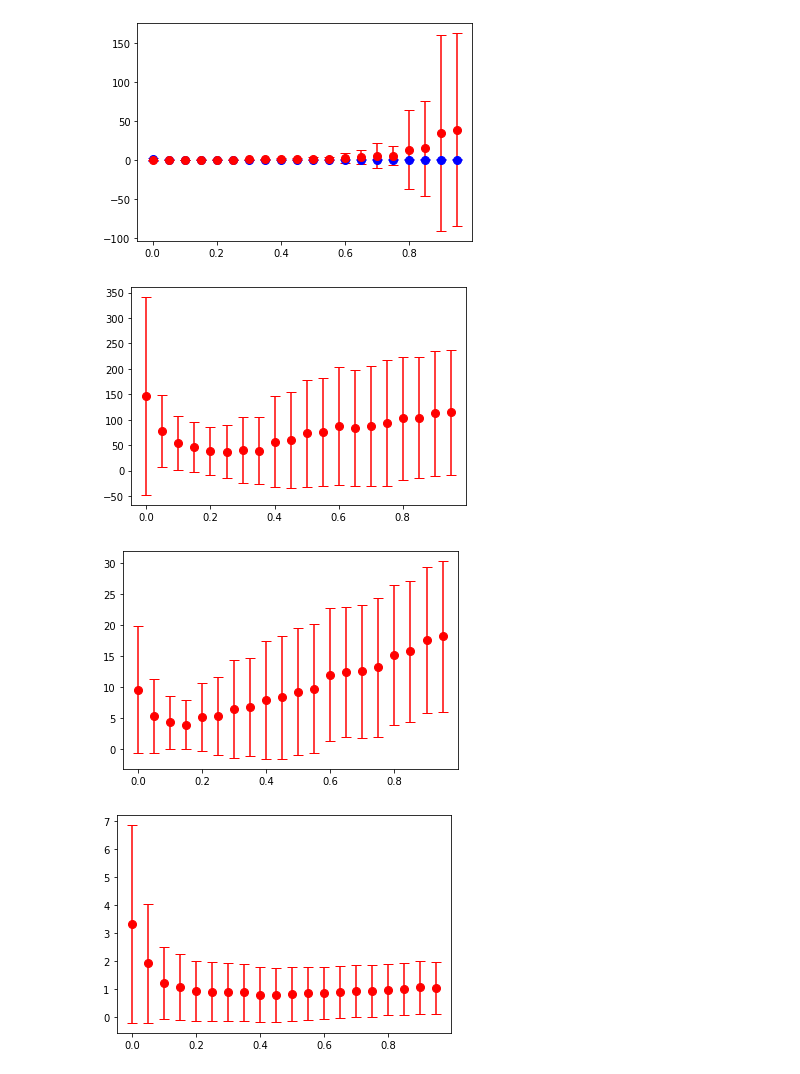
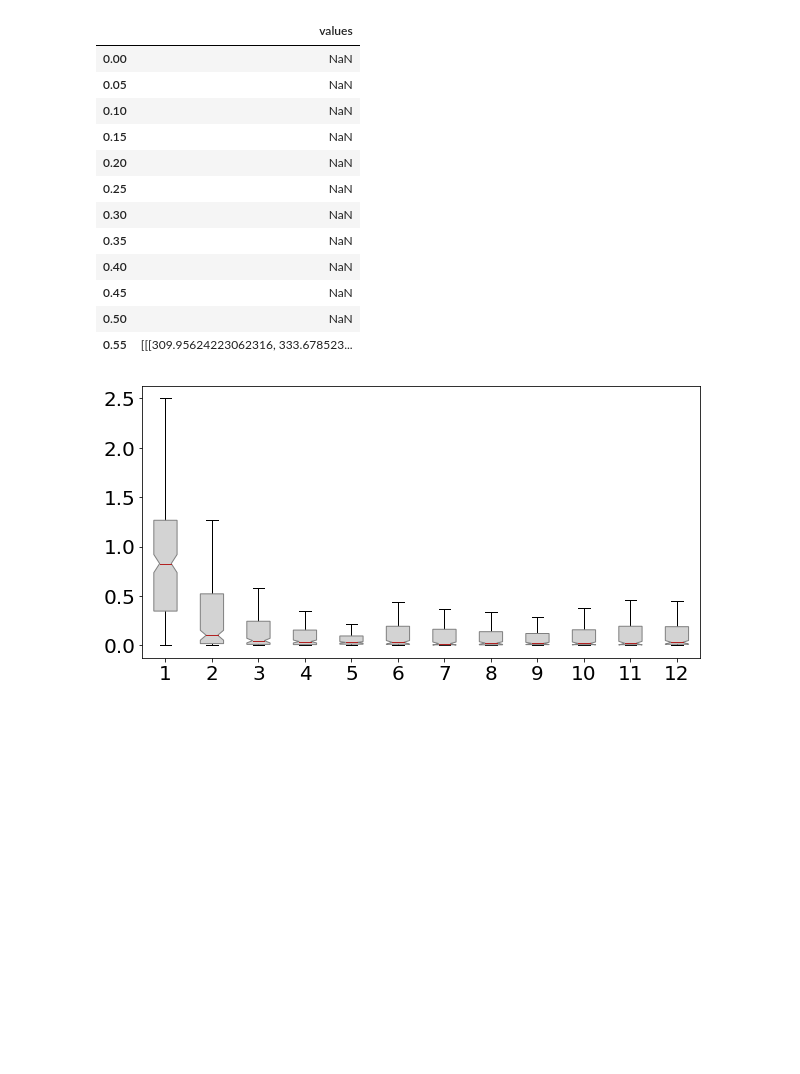
Before and after one commit to MaximilianHilbert/Bachelor-s-Thesis-CNNs, a Jupyter notebook: src/auswertung_hp.ipynb, the cells around one changed output. Cells and saved outputs as stored; diff of their text form; code cells hidden in the pictures; blank space fills up the shorter version.

Commit message:
3layer_current_eval_colorsAndForm_restr_pckg_rdy

```diff
--- a/src/auswertung_hp.ipynb
+++ b/src/auswertung_hp.ipynb
@@ -6,0 +34,14 @@ import numpy as np
+# %%
+full_lst=os.listdir("evaluation_errors3l")
+curr_value=float(10)
+name=""
+for filename in full_lst:
+    try:
+        with open("evaluation_errors3l/"+filename, "r") as f:
+            value=float(f.read())
+    except IsADirectoryError:
+        print("next")
+    if value<curr_value:
+        curr_value=value
+        name=filename
+print(curr_value, name)
@@ -61,27 +89,22 @@ absolute_df
-# %%
-prev_value = 1
-name = ""
-fig, ax = plt.subplots(1)
-for case, color in zip(["exp", "synth"], ["blue", "red"]):
-    for noise_level in noise_levels:
-        ax.errorbar(noise_level, np.mean(np.array(noise_df.loc[noise_level, case])), np.std(np.array(noise_df.loc[noise_level, case])), fmt='o', markersize=8, capsize=5, color=color)
-for param_idx, param in enumerate(["th", "rh", "sld"]):
-    fig, ax = plt.subplots(1)
-    for noise_level in noise_levels:
-        ax.errorbar(noise_level, np.mean(np.array(absolute_df.loc[noise_level, "values"][param_idx])), np.std(np.array(absolute_df.loc[noise_level, "values"][param_idx])), fmt='o', markersize=8, capsize=5, color=color)
-# noise_dict
-# for file in log_error_lst:
-#     noise = re.findall("0\.\d", file)[-1]
-#     print(noise)
-#     data = pd.read_csv(f"evaluation_log_noise/{file}")
-#     print(data)
-#     data_mean = data.values.mean()
-#     data_std = data.values.std()
-#     print(data_std)
-#     ax.errorbar(float(noise), data_mean, data_std,
-#                 fmt='o', markersize=8, capsize=5)
-# %% [output]
-[figure, removed]
-[figure, removed]
-[figure, removed]
-[figure, removed]
+# %%
+noise_df, absolute_df=iterate_files("evaluation_errors3l")
+# %%
+fig, ax = plt.subplots(1, figsize=(10,5))
+
+ax.boxplot([noise_df.loc[noise_level, "exp"][0].tolist() for noise_level in noise_df.index.values])
+absolute_df
+# %% [output]
+|  | values |
+| 0.00 | NaN |
+| 0.05 | NaN |
+| 0.10 | NaN |
+| 0.15 | NaN |
+| 0.20 | NaN |
+| 0.25 | NaN |
+| 0.30 | NaN |
+| 0.35 | NaN |
+| 0.40 | NaN |
+| 0.45 | NaN |
+| 0.50 | NaN |
+| 0.55 | [[[309.95624223062316, 333.678523... |
+[figure, added]
```
Also changed, not shown: parts of 5 cells of this notebook, 41 other files.
